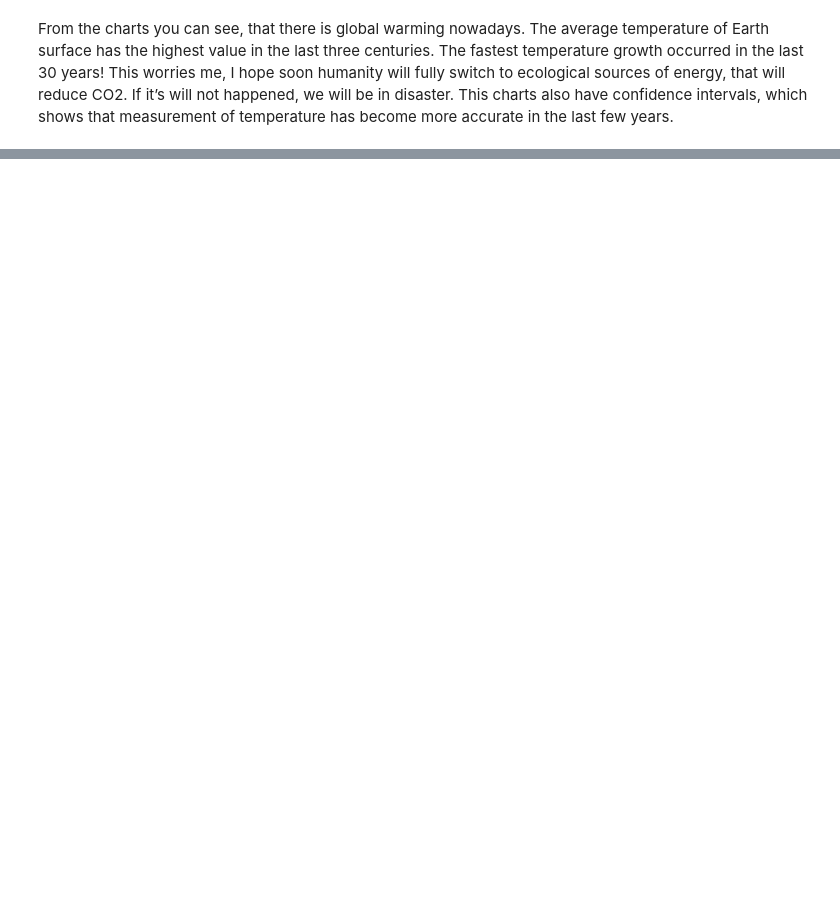
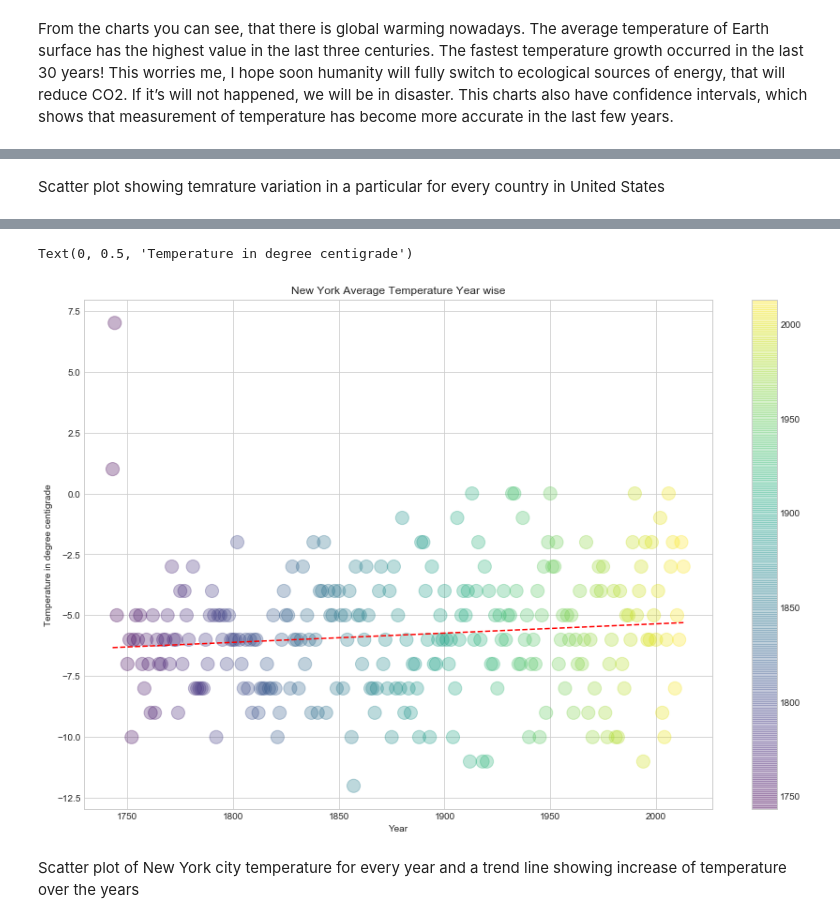
Before and after one commit to Akhil-Koppera/Climate_Change, a Jupyter notebook: Project.ipynb, the cells around one changed output, grey strips where cells are left out. Cells and saved outputs as stored; diff of their text form; code cells hidden in the pictures; blank space fills up the shorter version.

Commit message:
new plots

```diff
--- a/Project.ipynb
+++ b/Project.ipynb
@@ -253,3 +259,5 @@ df_country
+# %% [markdown]
+Scatter plot showing temrature variation in a particular for every country in United States
 # %%
 # Define the projection, scale, the corners of the map, and the resolution.
 # import mpl_toolkits
@@ -295,3 +303,34 @@ fig = dict(data=data, layout=layout)
 py.iplot(fig, validate=False, filename='worldmap')
 # %% [output]
 [interactive output not drawn]
+# %%
+query1 = """SELECT strftime('%Y',DATE)Year, AVG_TEMP, STATE
+            FROM STATE
+            WHERE AVG_TEMP != '' and STATE== 'New York'
+            GROUP BY Year"""
+df = pd.read_sql(query1, con = conn)
+
+
+df.head(5)
+plt.figure(figsize=(15,10))
+plt.style.use('seaborn-whitegrid')
+# rng = np.random.RandomState(0)
+x =[int(i) for i in df['Year']]
+y = [int(i) for i in df['AVG_TEMP']]
+colors = [int(i) for i in df['Year']]
+sizes = 1000*rng.rand(51)
+
+plt.scatter(x, y, c=colors, s=200, alpha=0.3,
+            cmap='viridis')
+z = np.polyfit(x, y, 1)
+p = np.poly1d(z)
+plt.plot(x,p(x),"r--")
+plt.colorbar();
+plt.title("New York Average Temperature Year wise")
+plt.xlabel("Year")
+plt.ylabel("Temperature in degree centigrade")
+# %% [output]
+Text(0, 0.5, 'Temperature in degree centigrade')
+[figure, added]
+# %% [markdown]
+Scatter plot of New York city temperature for every year and a trend line showing increase of temperature over the years
```
Also changed, not shown: parts of 7 cells of this notebook.
